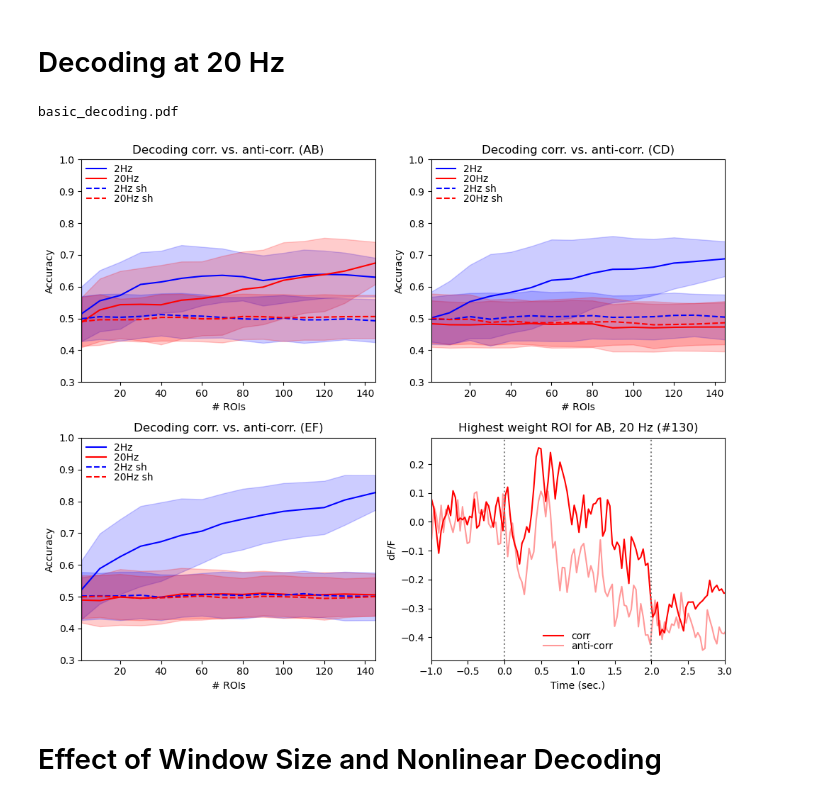
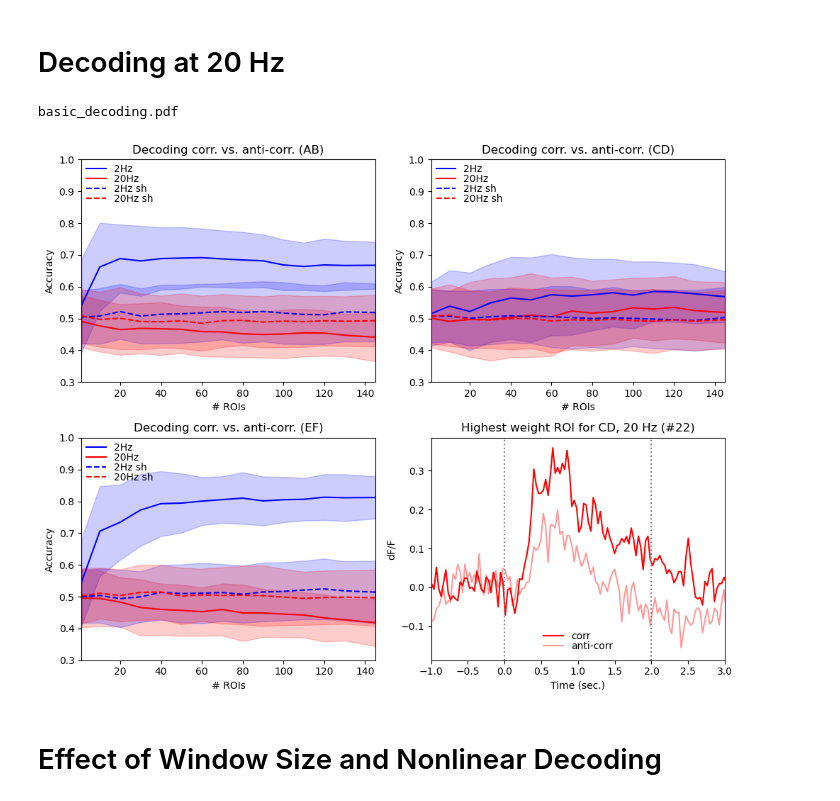
Before and after one commit to stootoon/crick-osn-decoding-release, a Jupyter notebook: make_figures_final.ipynb, the cells around one changed output. Drawn from its saved outputs; the diff is of its cells as text; code cells hidden in the pictures.

```diff
--- a/make_figures_final.ipynb
+++ b/make_figures_final.ipynb
@@ -78,16 +78,12 @@ def load_results(pairs, window_size, whiskers, clf = "lasso_lars_no_intercept",
     df2.columns = [c  + ("_" if len(d) else "") + d for (c,d) in df2.columns.to_flat_index()]
     return (df2, df) if full else df2
 # %%
-def get_best_coefs(config, clf, full = False, compute_accuracy = False, search = None, response_threshold = 0, min_resp_trials = 0):
-    X, y, t, X_sub, ind_glom, ind_t = inputs.generate_input_for_config(config, return_full = True,
-                                                                       response_threshold = response_threshold,
-                                                                       min_resp_trials = min_resp_trials)
+def get_best_coefs(config, clf, full = False, compute_accuracy = False, search = None):
+    X, y, t, X_sub, ind_glom, ind_t = inputs.generate_input_for_config(config, return_full = True)
     if search is None:
         search = run.get_pipeline(classifier=clf, return_pipe=False)
     if compute_accuracy:
-        train_acc, test_acc = run.run_single(config, search, classifiers.score_function[clf],
-                                                                       response_threshold = response_threshold,
-                                                                       min_resp_trials = min_resp_trials)
+        train_acc, test_acc = run.run_single(config, search)
         print(f"{train_acc=:1.3f}, {test_acc=:1.3f}")
     if len(X):
         search.fit(X,y)
@@ -119,43 +115,43 @@ def plot_results(df2, start_time=3):
     xlim(x[0],x[-1]); ylim(0.3,1)
     return h
 # %%
-whiskers = "both"
+whiskers = "yes"
 window_size = 2
-start_time  = 3
+start_time  = 4
 clf  = "lasso_lars_no_intercept"
-dfAB = load_results("AB", window_size, whiskers, clf, base_name = "full_100x")
-dfCD = load_results("CD", window_size, whiskers, clf, base_name = "full_100x")
-dfEF = load_results("EF", window_size, whiskers, clf, base_name = "full_100x")
+dfAB = load_results("AB", window_size, whiskers, clf, base_name = "all_100x")
+dfCD = load_results("CD", window_size, whiskers, clf, base_name = "all_100x")
+dfEF = load_results("EF", window_size, whiskers, clf, base_name = "all_100x")
 # %%
 freq = 20
 inputs.logger.setLevel(logging.INFO)
-configAB = inputs.Config(seed=0,shuf=0, window_size = window_size, n_sub = 145, freq=freq, pairs="AB", whiskers=whiskers, start_time = start_time)
-best_coefs, (X,y,t,X_sub,ind_glom,ind_t) = get_best_coefs(configAB, clf, full = True)
+configCD = inputs.Config(seed=0,shuf=0, window_size = window_size, n_sub = 145, freq=freq, pairs="CD", whiskers=whiskers, start_time = start_time, response_threshold = 0, min_resp_trials=0)
+best_coefs, (X,y,t,X_sub,ind_glom,ind_t) = get_best_coefs(configCD, clf, full = True)
 # %%
 corr_cols = {"corr":"red",
              "acorr":"plum"}
 figure(figsize=(10,8))
 subplot(2,2,3); hEF = plot_results(dfEF, start_time); xlabel("# ROIs"); ylabel("Accuracy"); title("Decoding corr. vs. anti-corr. (EF)")
 legend(frameon=False, labelspacing=0,loc="upper left", fontsize=10, borderpad=0)
 subplot(2,2,1); hAB = plot_results(dfAB, start_time); xlabel("# ROIs"); ylabel("Accuracy"); title("Decoding corr. vs. anti-corr. (AB)")
 legend(frameon=False, labelspacing=0,loc="upper left", fontsize=10, borderpad=0)
 subplot(2,2,2); hCD = plot_results(dfCD, start_time); xlabel("# ROIs"); ylabel("Accuracy"); title("Decoding corr. vs. anti-corr. (CD)")
 legend(frameon=False, labelspacing=0,loc="upper left", fontsize=10, borderpad=0)
 subplot(2,2,4)
 plot(t-3, mean(X_sub[y>0],axis=0)[argmax(best_coefs)], color=corr_cols["corr"], label="corr")
 plot(t-3, mean(X_sub[y<0],axis=0)[argmax(best_coefs)], color=list(mcolors.to_rgb(corr_cols["corr"]))+[0.4], label="anti-corr")
 legend(frameon=False, fontsize=10, loc="lower center", labelspacing=0)
 yl = ylim(); plot([0,0],yl, ":",color="gray"); plot([2,2],yl, ":",color="gray"); ylim(yl)
-title(f"Highest weight ROI for AB, 20 Hz (#{argmax(best_coefs)})")
+title(f"Highest weight ROI for CD, 20 Hz (#{argmax(best_coefs)})")
 xlabel("Time (sec.)"); ylabel("dF/F");
 xlim(-1,3)
 tight_layout()
 file_name = "basic_decoding.pdf"
 print(file_name)
 savefig(file_name, bbox_inches = "tight")
 # %% [output]
 basic_decoding.pdf
-[figure, old version]
+[figure, new version]
 # %% [markdown]
 # Effect of Window Size and Nonlinear Decoding
 # %%
```
Also changed, not shown: parts of 6 cells of this notebook.
